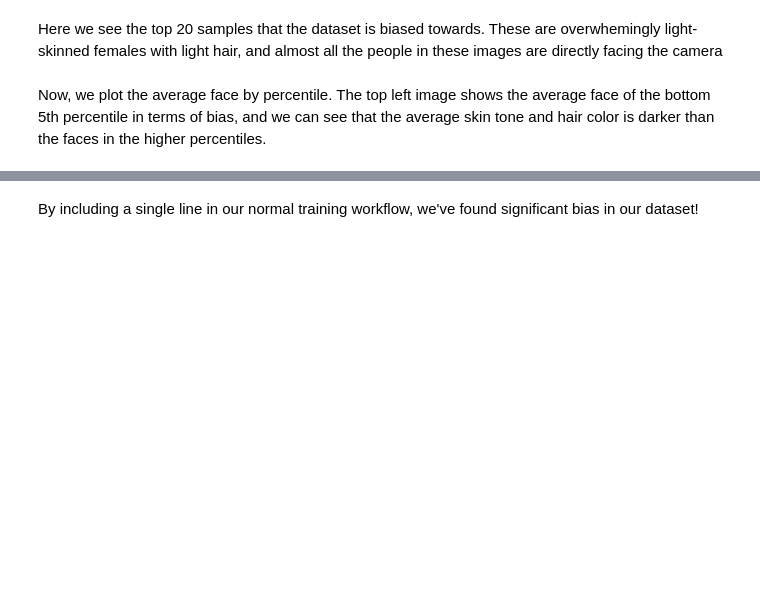
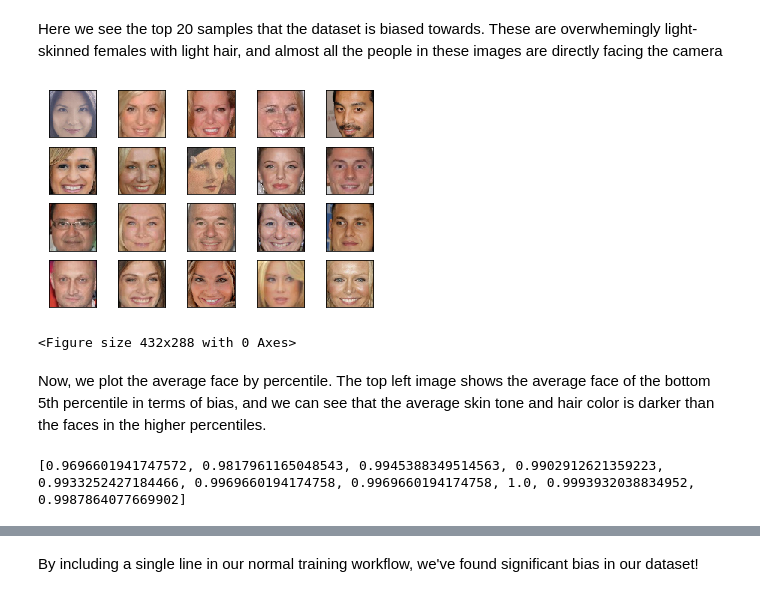
Before and after one commit to Samir-atra/capsa, a Jupyter notebook: notebooks/face_tutorial.ipynb, the cells around one changed output, grey strips where cells are left out. Saved outputs shown, nothing was run; the diff lists cells and outputs as text; code cells hidden in the pictures; blank space fills up the shorter version.

```diff
--- a/notebooks/face_tutorial.ipynb
+++ b/notebooks/face_tutorial.ipynb
@@ -170,11 +213,25 @@ plt.show()
+# %%
+plot_k(sorted_images[-20:])
+# %% [output]
+[figure, added]
+<Figure size 432x288 with 0 Axes>
 # %% [markdown]
 Now, we plot the average face by percentile. The top left image shows the average face of the bottom 5th percentile in terms of bias, and we can see that the average skin tone and hair color is darker than the faces in the higher percentiles.
 # %%
+num_percentile_intervals = 10
+num_samples = len(test_img) // num_percentile_intervals
 all_imgs = []
 all_bias = []
-for percentile in range(num_images):
+all_acc = []
+for percentile in range(num_percentile_intervals):
     cur_imgs = sorted_images[percentile * num_samples : (percentile + 1) * num_samples]
     cur_bias = sorted_biases[percentile * num_samples : (percentile + 1) * num_samples]
+    cur_labels = sorted_labels[percentile * num_samples : (percentile + 1) * num_samples]
+    cur_predictions = tf.nn.sigmoid(sorted_predictions[percentile * num_samples : (percentile + 1) * num_samples])
     avged_imgs = tf.reduce_mean(cur_imgs, axis=0)
     all_imgs.append(avged_imgs)
     all_bias.append(tf.reduce_mean(cur_bias))
+    all_acc.append((cur_labels == np.rint(cur_predictions)).mean())
+print(all_acc)
+# %% [output]
+[0.9696601941747572, 0.9817961165048543, 0.9945388349514563, 0.9902912621359223, 0.9933252427184466, 0.9969660194174758, 0.9969660194174758, 1.0, 0.9993932038834952, 0.9987864077669902]
```
Also changed, not shown: parts of 33 cells of this notebook, 8 other files.
